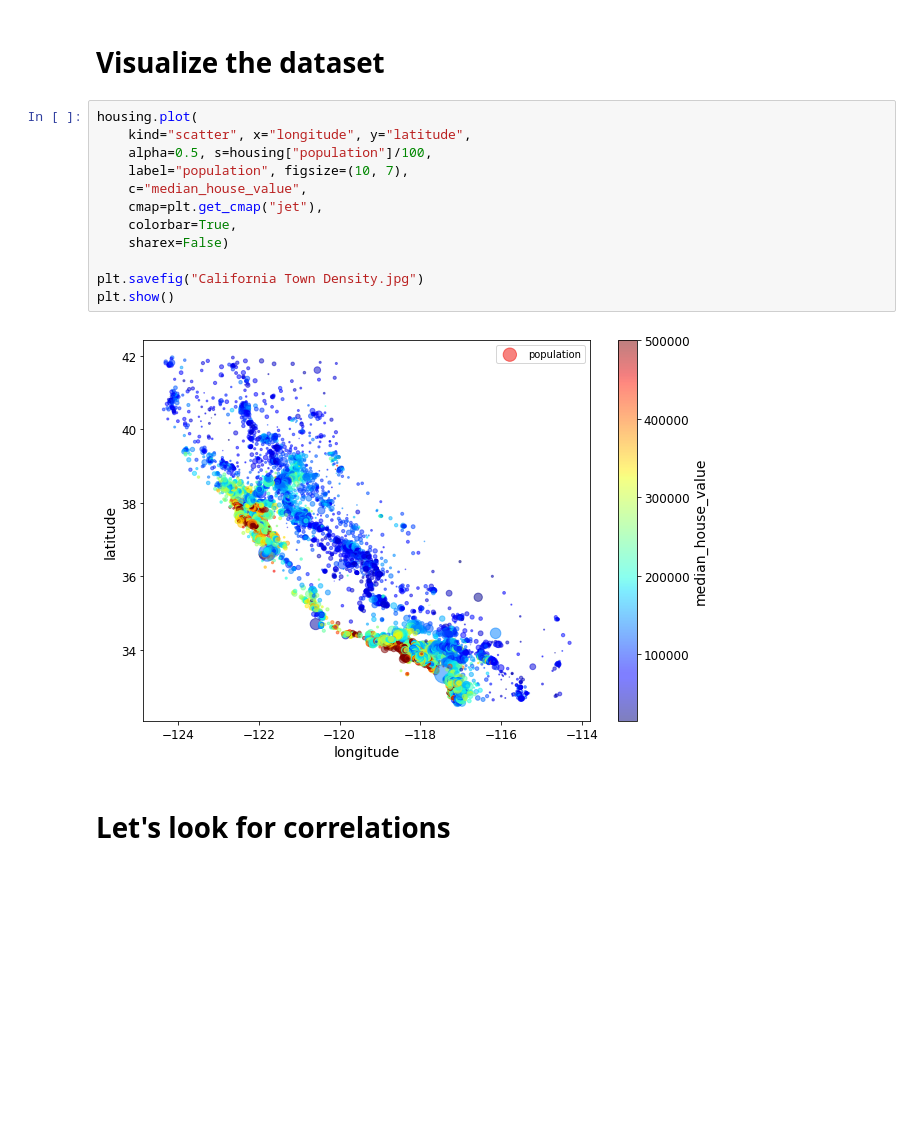
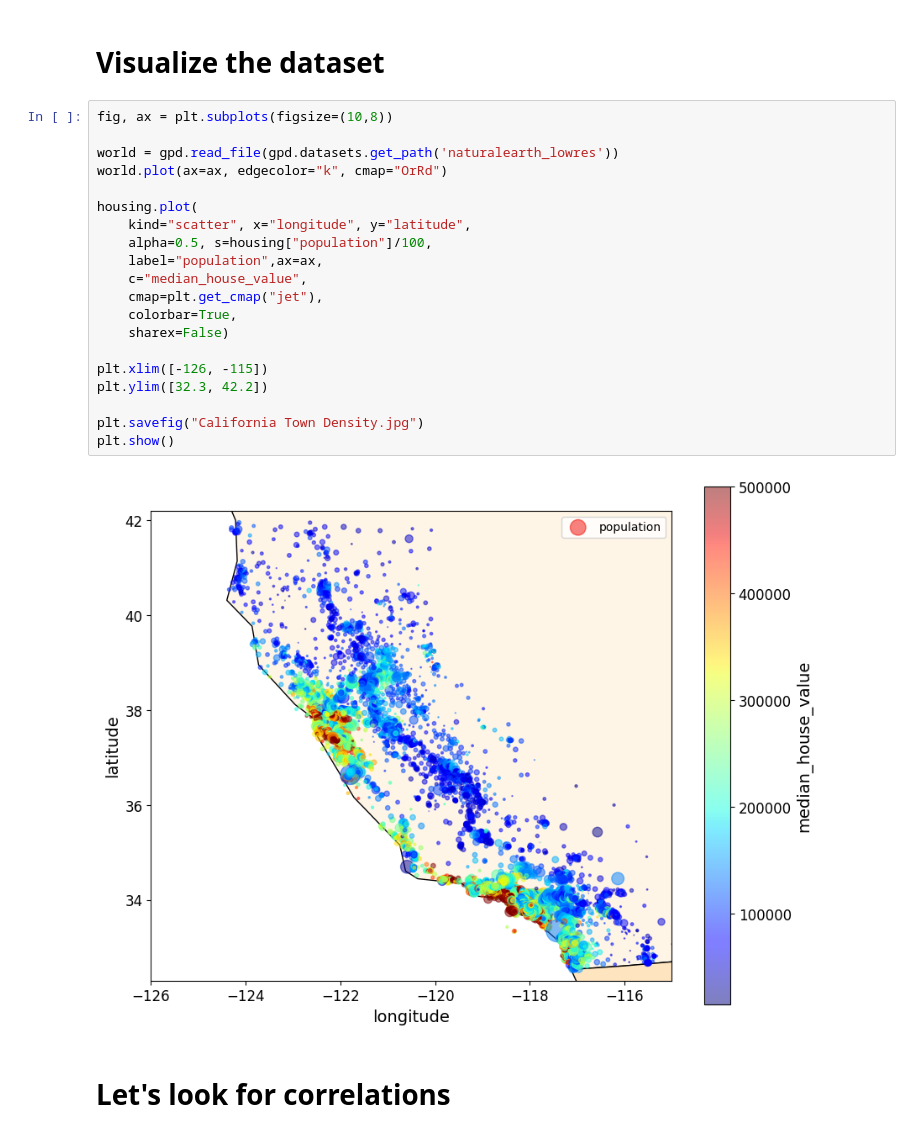
Before and after one commit to cookieSensei/CaliforniaGridCVRandomForestRegressor, a Jupyter notebook: california_housing_gridCV_model.ipynb, the cells around one changed output. Cells and saved outputs as stored; diff of their text form; blank space fills up the shorter version.

```diff
--- a/california_housing_gridCV_model.ipynb
+++ b/california_housing_gridCV_model.ipynb
@@ -192,19 +193,27 @@ Name: income_cat, dtype: float64
 # %% [markdown]
 # Visualize the dataset
 # %%
+fig, ax = plt.subplots(figsize=(10,8))
+
+world = gpd.read_file(gpd.datasets.get_path('naturalearth_lowres'))
+world.plot(ax=ax, edgecolor="k", cmap="OrRd")
+
 housing.plot(
     kind="scatter", x="longitude", y="latitude",
     alpha=0.5, s=housing["population"]/100,
-    label="population", figsize=(10, 7),
+    label="population",ax=ax,
     c="median_house_value",
     cmap=plt.get_cmap("jet"),
     colorbar=True,
     sharex=False)
 
+plt.xlim([-126, -115])
+plt.ylim([32.3, 42.2])
+
 plt.savefig("California Town Density.jpg")
 plt.show()
 # %% [output]
-[figure, old version]
+[figure, new version]
 # %% [markdown]
 # Let's look for correlations
 # %%
```
Also changed, not shown: parts of 9 cells of this notebook.
